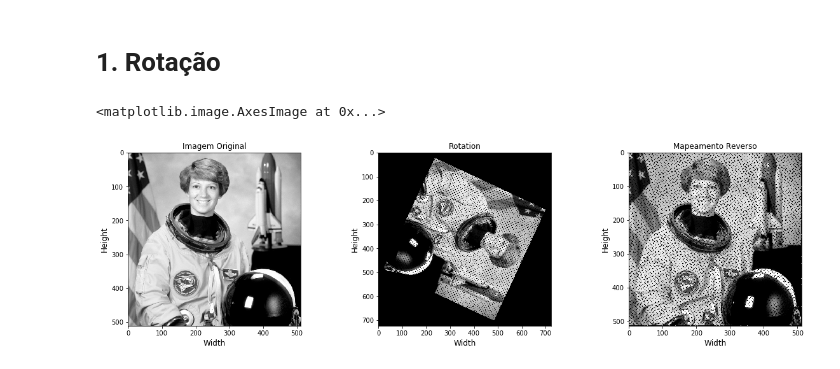
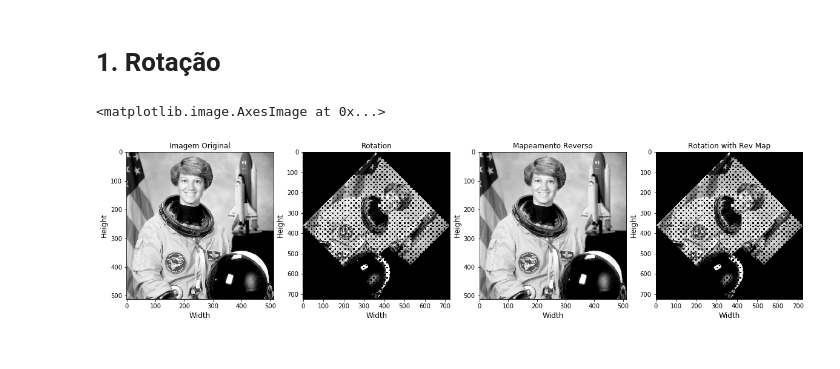
Before and after one commit to tuliosouza99/Projeto2PDI, a Jupyter notebook: Projeto2PDI.ipynb, the cells around one changed output. Drawn from its saved outputs; the diff is of its cells as text; code cells hidden in the pictures.

```diff
--- a/Projeto2PDI.ipynb
+++ b/Projeto2PDI.ipynb
@@ -49,28 +81,39 @@ def rotate(img, ang):
 # %%
 img = io.imread("imageio:astronaut.png")
 #tons de cinza
 img[:,:,1] = img[:,:,0]
 img[:,:,2] = img[:,:,0]
 
-r, c = img.shape[0:2]
-Mdes, M = rotate(img, 245)
+#adiciona uma linha e uma coluna na imagem para auxiliar no mapeamento reverso
+img_aux = np.zeros((img.shape[0]+1, img.shape[1]+1, 3))
+for i in range(img.shape[0]):
+    for j in range(img.shape[1]):
+        for band in range(3):
+            img_aux[i,j,band] = img[i,j,0]
 
-fig, ax = plt.subplots(1, 3, figsize = (20, 5))
+M_rot, M_rot_rev, M_rev = rotate(img_aux, 45)
+
+fig, ax = plt.subplots(1, 4, figsize = (20, 5))
 
 ax[0].set_title('Imagem Original', fontsize=12)
 ax[0].set_ylabel('Height', fontsize=12)
 ax[0].set_xlabel('Width', fontsize=12)
 ax[0].imshow(img)
 
 ax[1].set_title('Rotation', fontsize=12)
 ax[1].set_ylabel('Height', fontsize=12)
 ax[1].set_xlabel('Width', fontsize=12)
-ax[1].imshow(Mdes)
+ax[1].imshow(M_rot)
 
 ax[2].set_title('Mapeamento Reverso', fontsize=12)
 ax[2].set_ylabel('Height', fontsize=12)
 ax[2].set_xlabel('Width', fontsize=12)
-ax[2].imshow(M)
+ax[2].imshow(M_rev)
+
+ax[3].set_title('Rotation with Rev Map', fontsize=12)
+ax[3].set_ylabel('Height', fontsize=12)
+ax[3].set_xlabel('Width', fontsize=12)
+ax[3].imshow(M_rot_rev)
 # %% [output]
 <matplotlib.image.AxesImage at 0x...>
-[figure, old version]
+[figure, new version]
```
Also changed, not shown: parts of 1 cell of this notebook.
